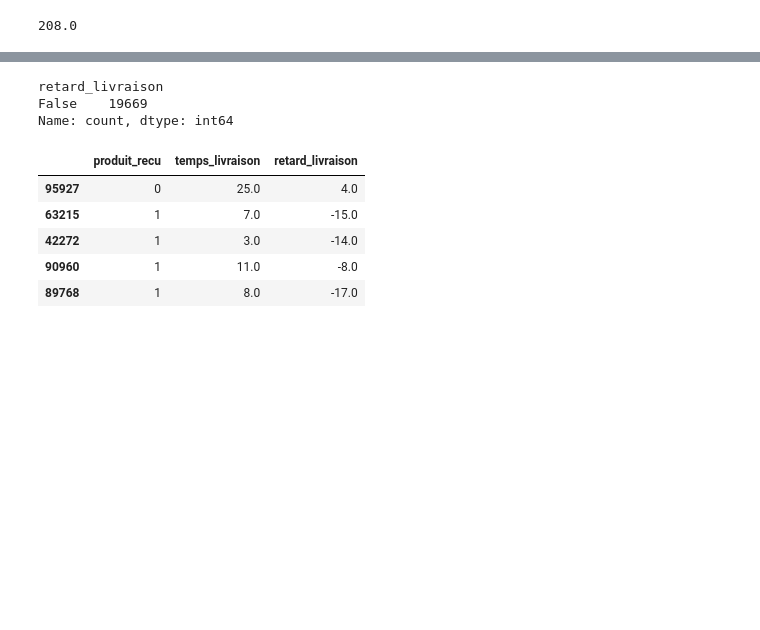
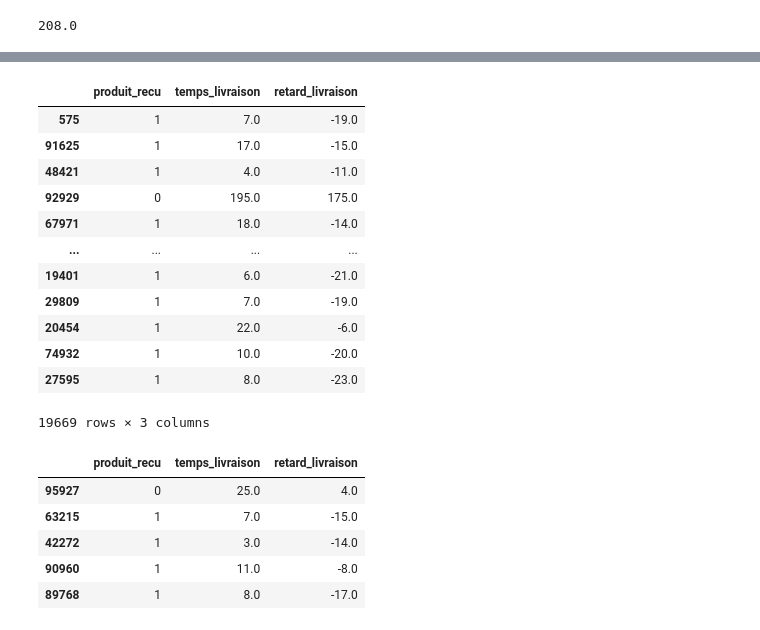
Before and after one commit to 955928/date_engineer_week_brief, a Jupyter notebook: modelisation.ipynb, the cells around one changed output, grey strips where cells are left out. Cells and saved outputs as stored; diff of their text form; code cells hidden in the pictures; blank space fills up the shorter version.

```diff
--- a/modelisation.ipynb
+++ b/modelisation.ipynb
@@ -137,9 +145,20 @@ Name: count, dtype: int64
 # %%
 X_test["retard_livraison"].isna().value_counts()
+X_test
 # %% [output]
+|  | produit_recu | temps_livraison | retard_livraison |
+| 575 | 1 | 7.0 | -19.0 |
+| 91625 | 1 | 17.0 | -15.0 |
+| 48421 | 1 | 4.0 | -11.0 |
+| 92929 | 0 | 195.0 | 175.0 |
+| 67971 | 1 | 18.0 | -14.0 |
+| ... | ... | ... | ... |
+| 19401 | 1 | 6.0 | -21.0 |
+| 29809 | 1 | 7.0 | -19.0 |
+| 20454 | 1 | 22.0 | -6.0 |
+| 74932 | 1 | 10.0 | -20.0 |
+| 27595 | 1 | 8.0 | -23.0 |
-retard_livraison
-False    19669
-Name: count, dtype: int64
+19669 rows × 3 columns
 # %%
 X_train.head()
 # %% [output]
```
Also changed, not shown: parts of 5 cells of this notebook, 1 other file.
